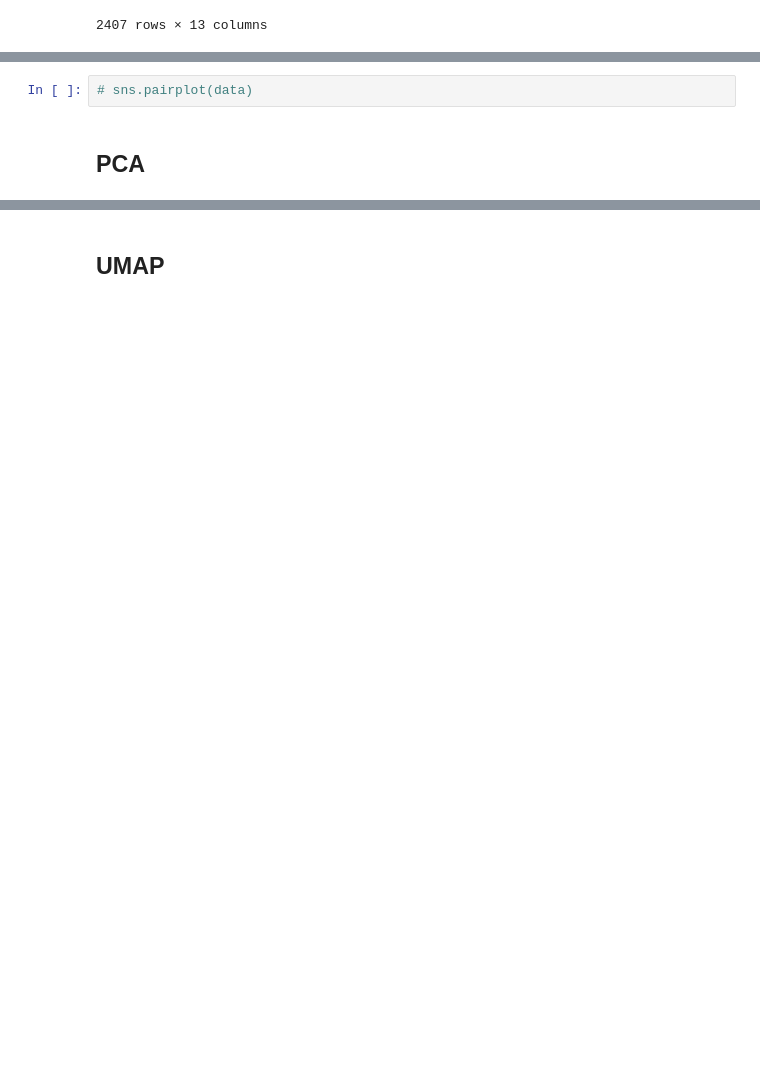
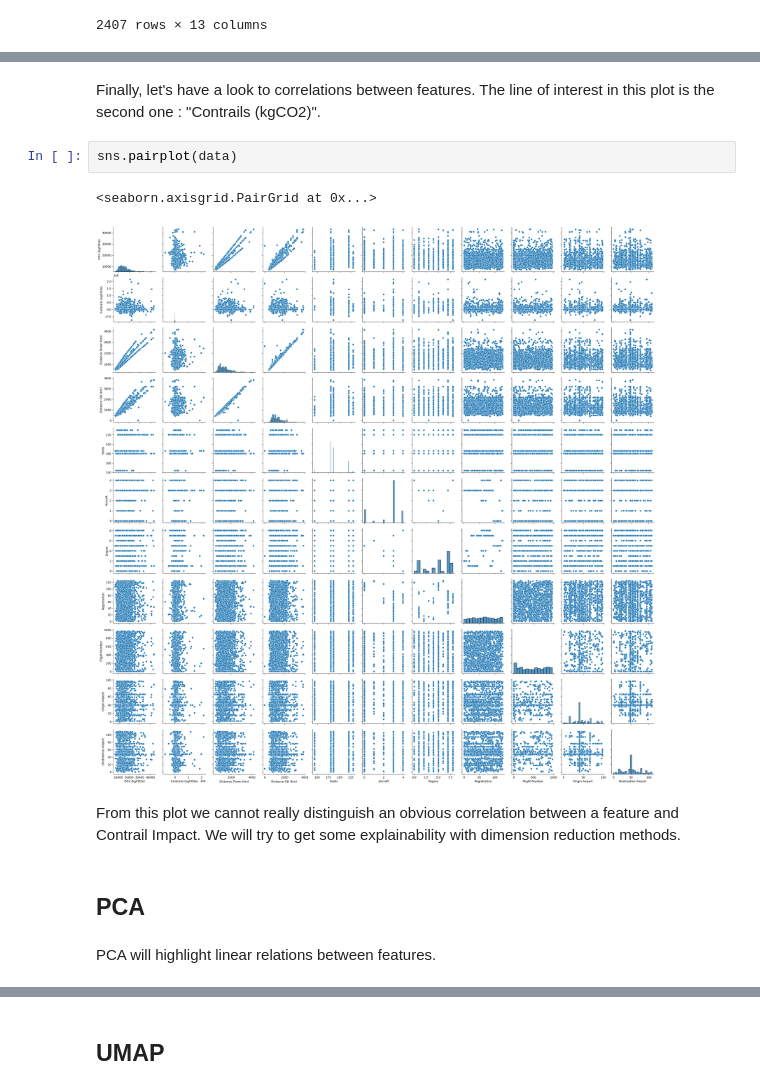
Before and after one commit to Wiwae/TecStep_Estuaire, a Jupyter notebook: 00_data_exploration/eda.ipynb, the cells around one changed output, grey strips where cells are left out. Saved outputs shown, nothing was run; the diff lists cells and outputs as text; blank space fills up the shorter version.

```diff
--- a/00_data_exploration/eda.ipynb
+++ b/00_data_exploration/eda.ipynb
@@ -148,10 +148,19 @@ data.describe()
 | 75% | 17953.711087 | 2.732005e+04 | 2023-10-04 00:00:00 | 1603.627850 | 1485.689825 | 186.000000 | ... |
 | max | 43357.136145 | 2.150571e+06 | 2023-12-31 00:00:00 | 4151.327430 | 3849.304846 | 230.000000 | ... |
 | std | 5185.960909 | 1.520994e+05 | NaN | 529.363474 | 518.541106 | 18.068676 | ... |
+# %% [markdown]
+Finally, let's have a look to correlations between features. The line of interest in this plot is the second one : "Contrails (kgCO2)".
 # %%
-# sns.pairplot(data)
+sns.pairplot(data)
+# %% [output]
+<seaborn.axisgrid.PairGrid at 0x...>
+[figure, added]
+# %% [markdown]
+From this plot we cannot really distinguish an obvious correlation between a feature and Contrail Impact. We will try to get some explainability with dimension reduction methods.
 # %% [markdown]
 ## PCA
+# %% [markdown]
+PCA will highlight linear relations between features.
 # %%
 data_pre_pca = data.drop(columns=["Contrails (kgCO2e)"])
 n_components = len(data_pre_pca.columns)
```
Also changed, not shown: parts of 23 cells of this notebook, 3 other files.
